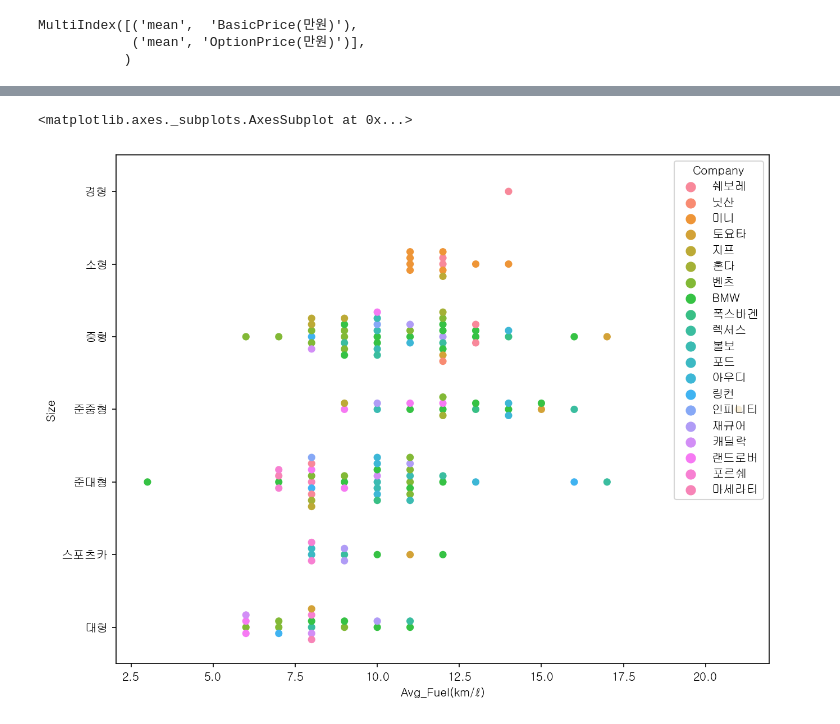
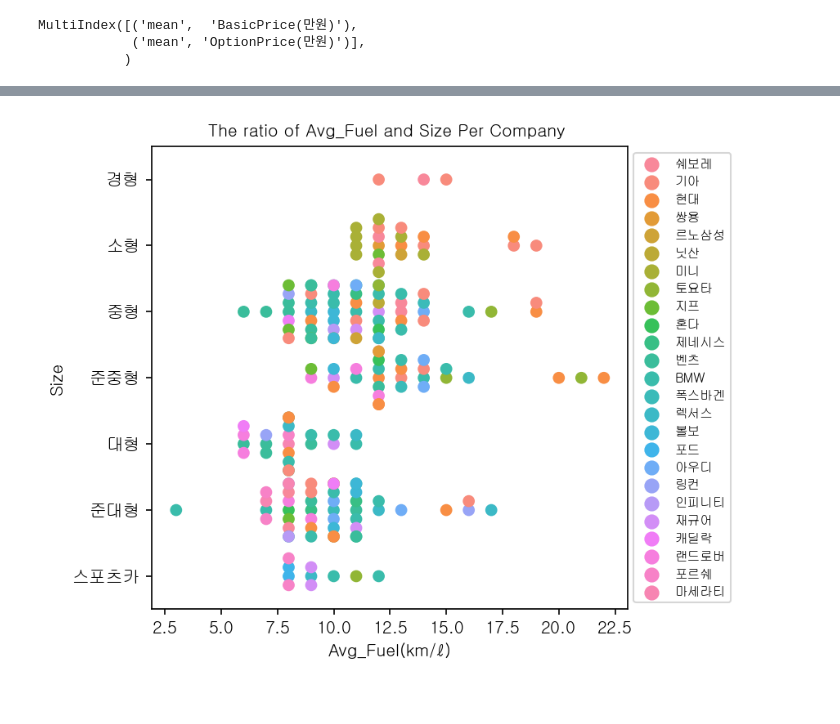
Before and after one commit to EUNHEE-1006/Python, a Jupyter notebook: python/Project.ipynb, the cells around one changed output, grey strips where cells are left out. Saved outputs shown, nothing was run; the diff lists cells and outputs as text; code cells hidden in the pictures.

```diff
--- a/python/Project.ipynb
+++ b/python/Project.ipynb
@@ -231,6 +231,9 @@ carIDDF.rename(columns=({'company':'Company',
 carIDDF=carIDDF.astype({"BasicPrice(만원)":int })
 carIDDF=carIDDF.astype({"OptionPrice(만원)":int })
 carIDDF=carIDDF.astype({"Avg_Fuel(km/ℓ)":int })
+# %%
+#index 리셋
+carIDDF=carIDDF.reset_index(drop=True)
 # %%
 #basicPrice(만원) 순으로 정렬
 carIDDF = carIDDF.sort_values(by="BasicPrice(만원)")
@@ -399,9 +383,10 @@ sns.relplot(x="BasicPrice(만원)", y="OptionPrice(만원)", hue="Company", size
 # %%
-#수입차 회사별 사이즈에 따른 연비
-fig = plt.figure(figsize=(10,8), dpi=150)
+#국산차/수입차 회사별 사이즈에 따른 연비
+fig = plt.figure(figsize=(5,5), dpi=150)
 
-sns.swarmplot(x="Avg_Fuel(km/ℓ)", y="Size", hue="Company", sizes=(40,40),
-              data=import_carIDDF)
+sns.swarmplot(x="Avg_Fuel(km/ℓ)", y="Size", hue="Company", sizes=(50,50), data=carIDDF)
+plt.title('The ratio of Avg_Fuel and Size Per Company ', fontsize=10)
+plt.legend(loc='upper left', bbox_to_anchor=(1.0, 1.0), fontsize=7.5)
+plt.show()
 # %% [output]
-<matplotlib.axes._subplots.AxesSubplot at 0x...>
-[figure, old version]
+[figure, new version]
```
Also changed, not shown: parts of 22 cells of this notebook.
